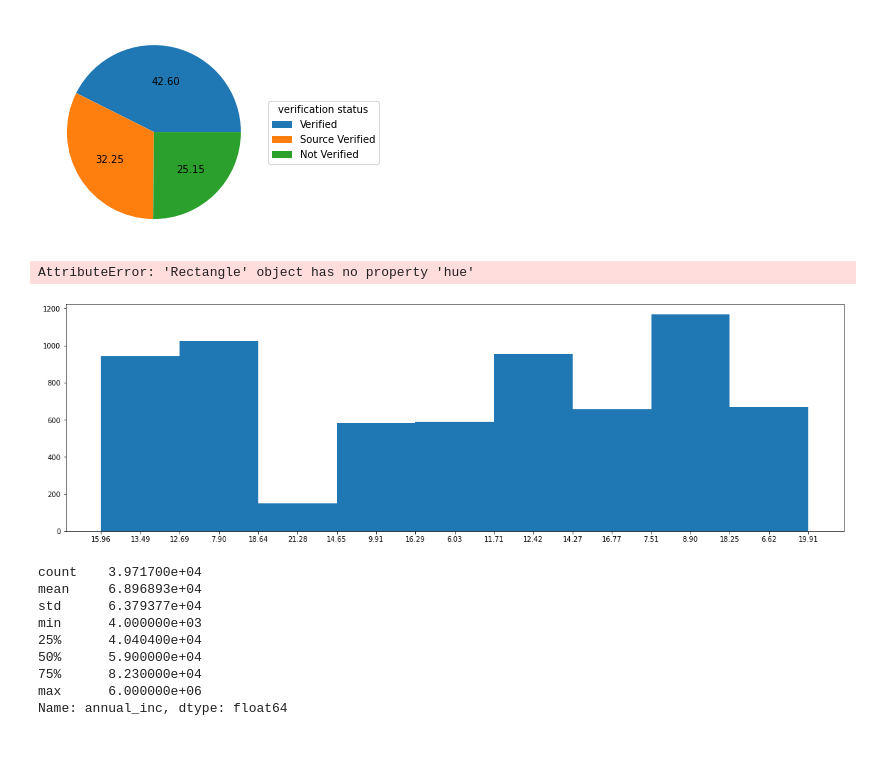
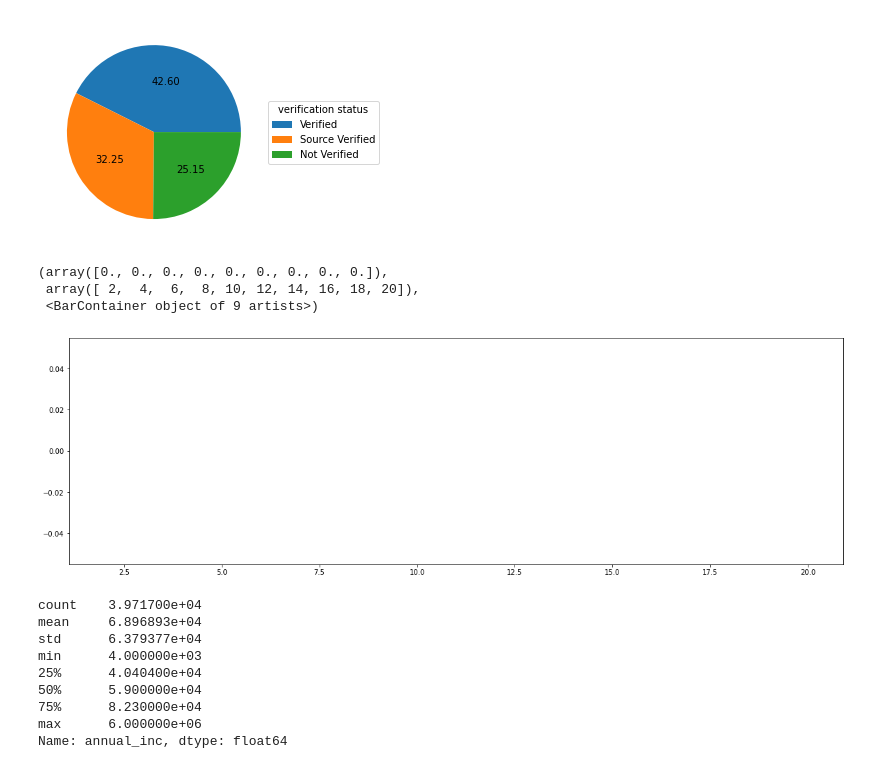
Before and after one commit to zerouchi/Bank-Loan-Prediction, a Jupyter notebook: loan prediction project.ipynb, the cells around one changed output. Saved outputs shown, nothing was run; the diff lists cells and outputs as text; code cells hidden in the pictures.

```diff
--- a/loan prediction project.ipynb
+++ b/loan prediction project.ipynb
@@ -273,10 +262,12 @@ plt.legend(df["verification_status"].unique(),
 [figure]
 # %%
 fig,ax = plt.subplots(figsize= (20,6))
-ax.hist(df["int_rate"],bins = [2,4,6,8,10,12,14,16,18,20])
+ax.hist(df["annual_inc"],bins = [2,4,6,8,10,12,14,16,18,20])
 # %% [output]
-AttributeError: 'Rectangle' object has no property 'hue'
+(array([0., 0., 0., 0., 0., 0., 0., 0., 0.]),
+ array([ 2,  4,  6,  8, 10, 12, 14, 16, 18, 20]),
+ <BarContainer object of 9 artists>)
-[figure, old version]
+[figure, new version]
 # %%
 df["annual_inc"].describe()
 # %% [output]
```
Also changed, not shown: parts of 23 cells of this notebook.
